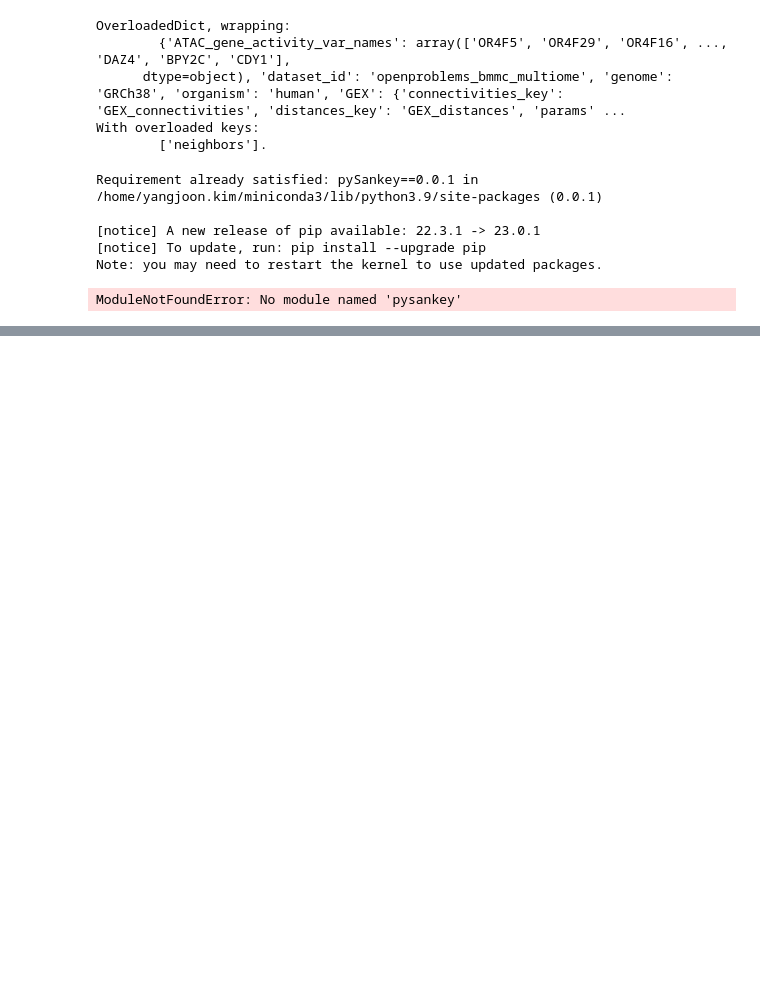
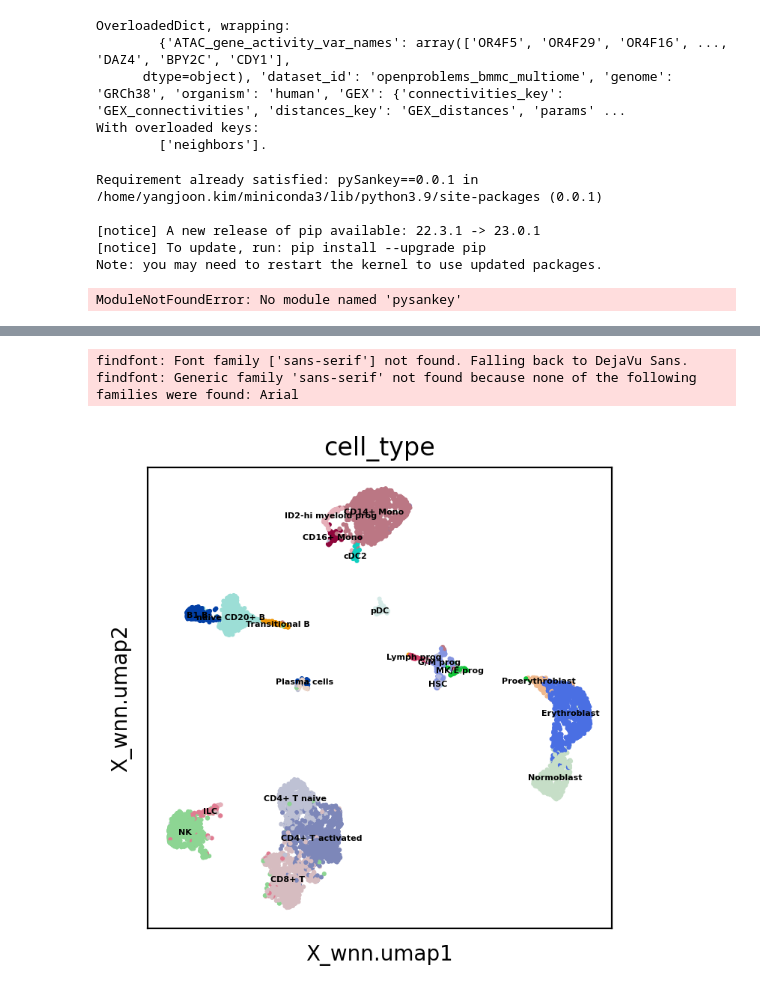
Before and after one commit to czbiohub-sf/celltype_annotation_tutorial, a Jupyter notebook: notebooks/NB_preprocess_multimodal_datasets_neurips_S1D1_multiome_GEX_ATAC_exCellxgene_v2.ipynb, the cells around one changed output, grey strips where cells are left out. Saved outputs shown, nothing was run; the diff lists cells and outputs as text; code cells hidden in the pictures; blank space fills up the shorter version.

```diff
--- a/notebooks/NB_preprocess_multimodal_datasets_neurips_S1D1_multiome_GEX_ATAC_exCellxgene_v2.ipynb
+++ b/notebooks/NB_preprocess_multimodal_datasets_neurips_S1D1_multiome_GEX_ATAC_exCellxgene_v2.ipynb
@@ -392,0 +317,3 @@ AnnData object with n_obs × n_vars = 6224 × 32470
+# %%
+adata_seurat = sc.read("/mnt/ibm_lg/yangjoon.kim/excellxgene_tutorial_manuscript/data/neurips2021_multiome/s1d1_rna_atac_wnn_seurat.h5ad")
+adata_seurat
@@ -392,0 +340,13 @@ AnnData object with n_obs × n_vars = 6224 × 32470
+# %%
+import matplotlib as mpl
+import matplotlib.pyplot as plt
+
+mpl.rcParams.update(mpl.rcParamsDefault) #Reset rcParams to default
+
+with plt.rc_context({"figure.figsize": (4, 4), "figure.dpi": (200)}):
+    sc.pl.embedding(adata_seurat,
+                basis="X_wnn.umap", color="cell_type", legend_loc="on data", legend_fontsize=4)
+# %% [output]
+findfont: Font family ['sans-serif'] not found. Falling back to DejaVu Sans.
+findfont: Generic family 'sans-serif' not found because none of the following families were found: Arial
+[figure, added]
```
Also changed, not shown: parts of 48 cells of this notebook, 13 other files.
